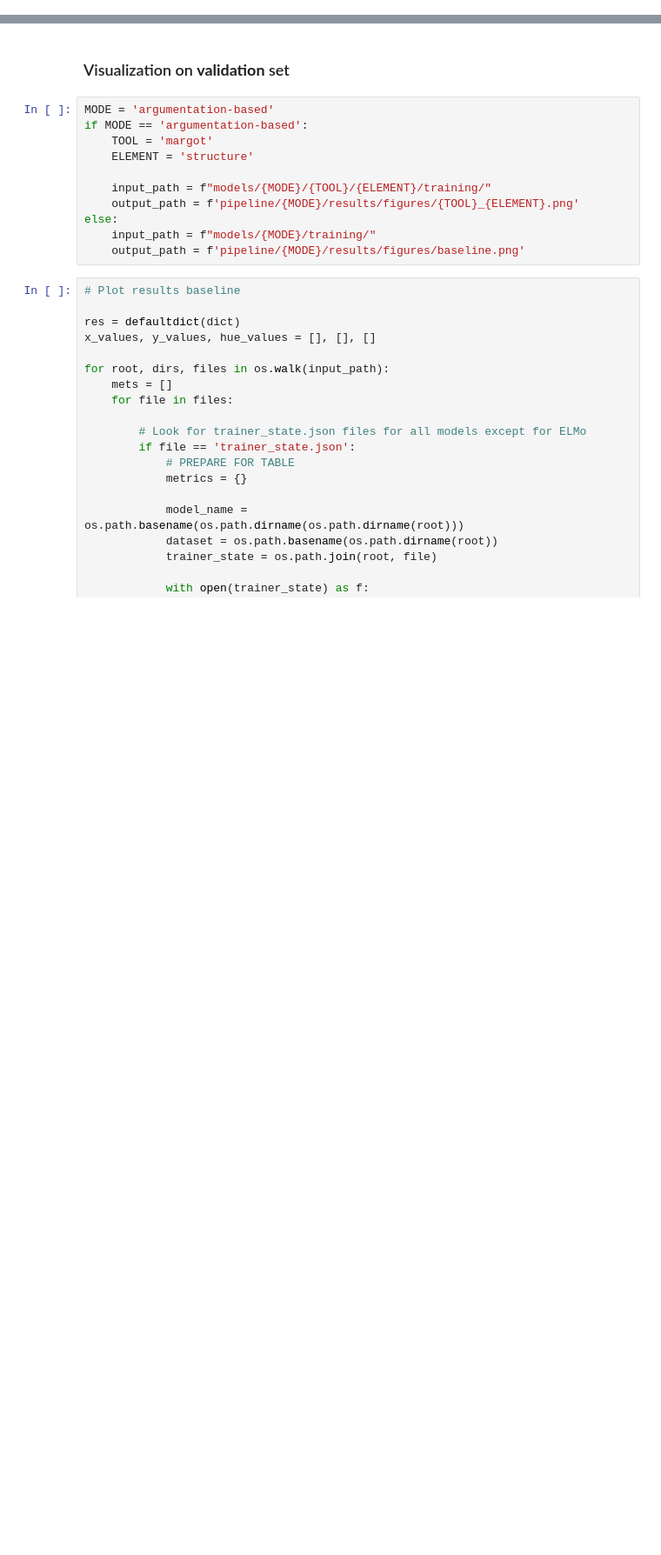
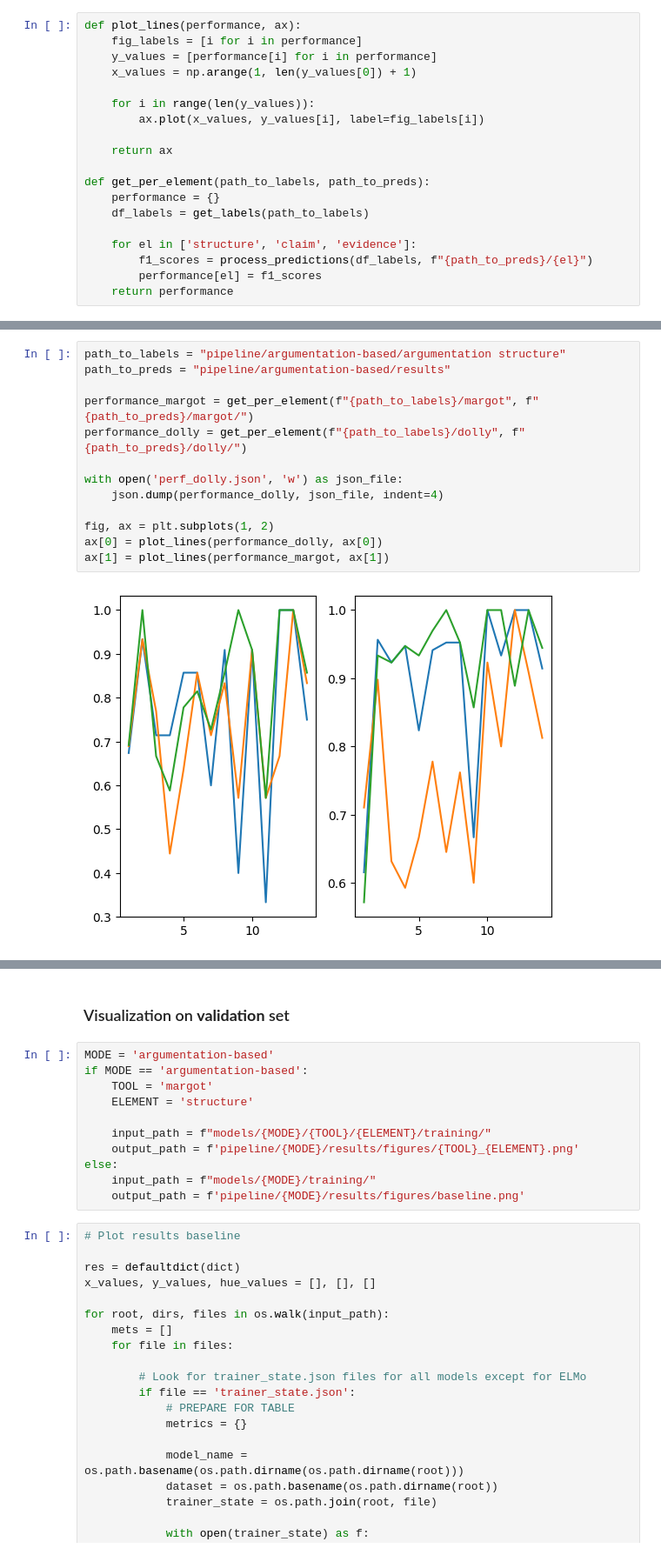
Before and after one commit to himayla/fake_news, a Jupyter notebook: visualization.ipynb, the cells around one changed output, grey strips where cells are left out. Shown: that part at 87% size. Saved outputs shown, nothing was run; the diff lists cells and outputs as text; blank space fills up the shorter version.

```diff
--- a/visualization.ipynb
+++ b/visualization.ipynb
@@ -12,0 +127,19 @@ models = {'electra-base-discriminator': 'ELECTRA', 'google/electra-base-discrimi
+# %%
+def plot_lines(performance, ax):
+    fig_labels = [i for i in performance]
+    y_values = [performance[i] for i in performance]
+    x_values = np.arange(1, len(y_values[0]) + 1)
+
+    for i in range(len(y_values)):
+        ax.plot(x_values, y_values[i], label=fig_labels[i])
+
+    return ax
+
+def get_per_element(path_to_labels, path_to_preds):
+    performance = {}
+    df_labels = get_labels(path_to_labels)
+
+    for el in ['structure', 'claim', 'evidence']:
+        f1_scores = process_predictions(df_labels, f"{path_to_preds}/{el}")
+        performance[el] = f1_scores
+    return performance
@@ -12,0 +153,15 @@ models = {'electra-base-discriminator': 'ELECTRA', 'google/electra-base-discrimi
+# %%
+path_to_labels = "pipeline/argumentation-based/argumentation structure"
+path_to_preds = "pipeline/argumentation-based/results"
+
+performance_margot = get_per_element(f"{path_to_labels}/margot", f"{path_to_preds}/margot/")
+performance_dolly = get_per_element(f"{path_to_labels}/dolly", f"{path_to_preds}/dolly/")
+
+with open('perf_dolly.json', 'w') as json_file:
+    json.dump(performance_dolly, json_file, indent=4)
+
+fig, ax = plt.subplots(1, 2)
+ax[0] = plot_lines(performance_dolly, ax[0])
+ax[1] = plot_lines(performance_margot, ax[1])
+# %% [output]
+[figure, added]
```
Also changed, not shown: parts of 35 cells of this notebook, 23 other files.
